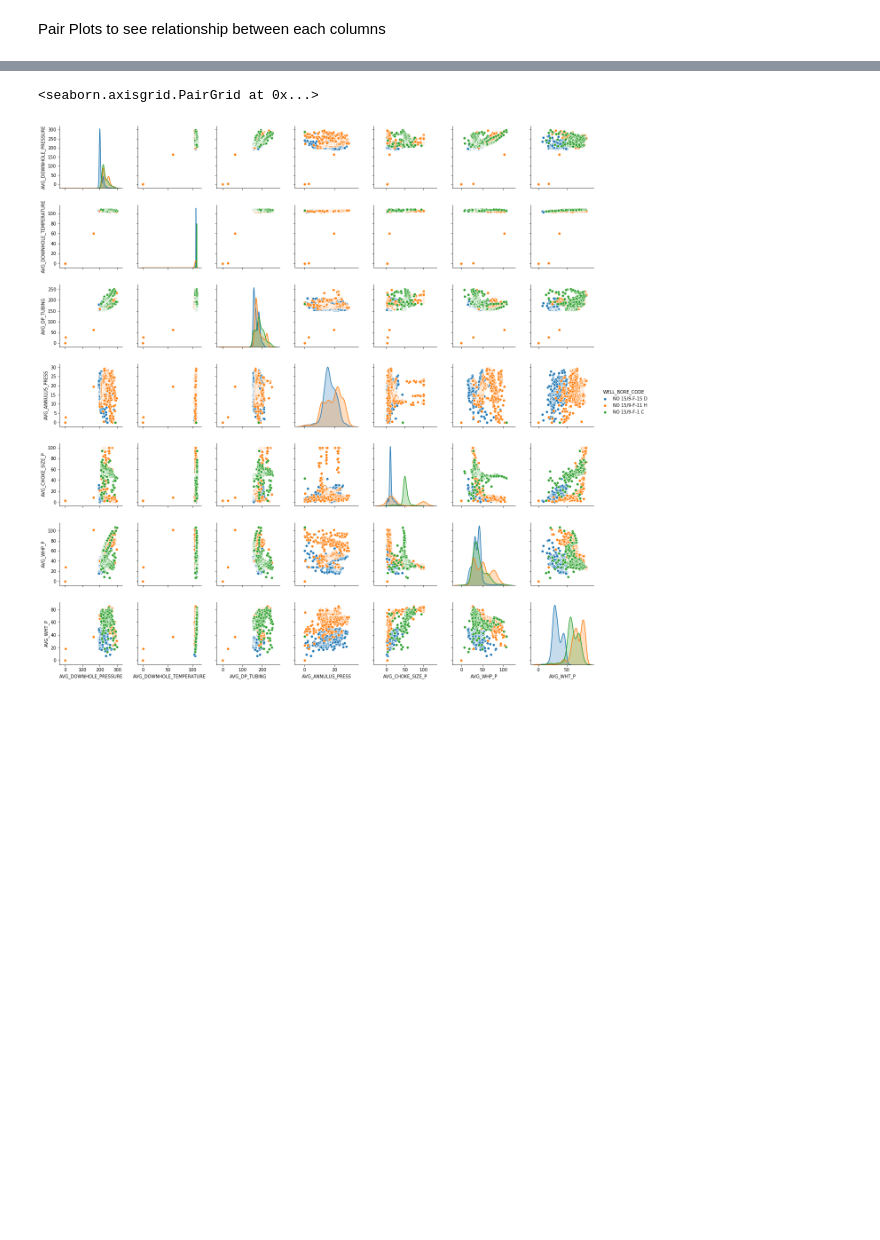
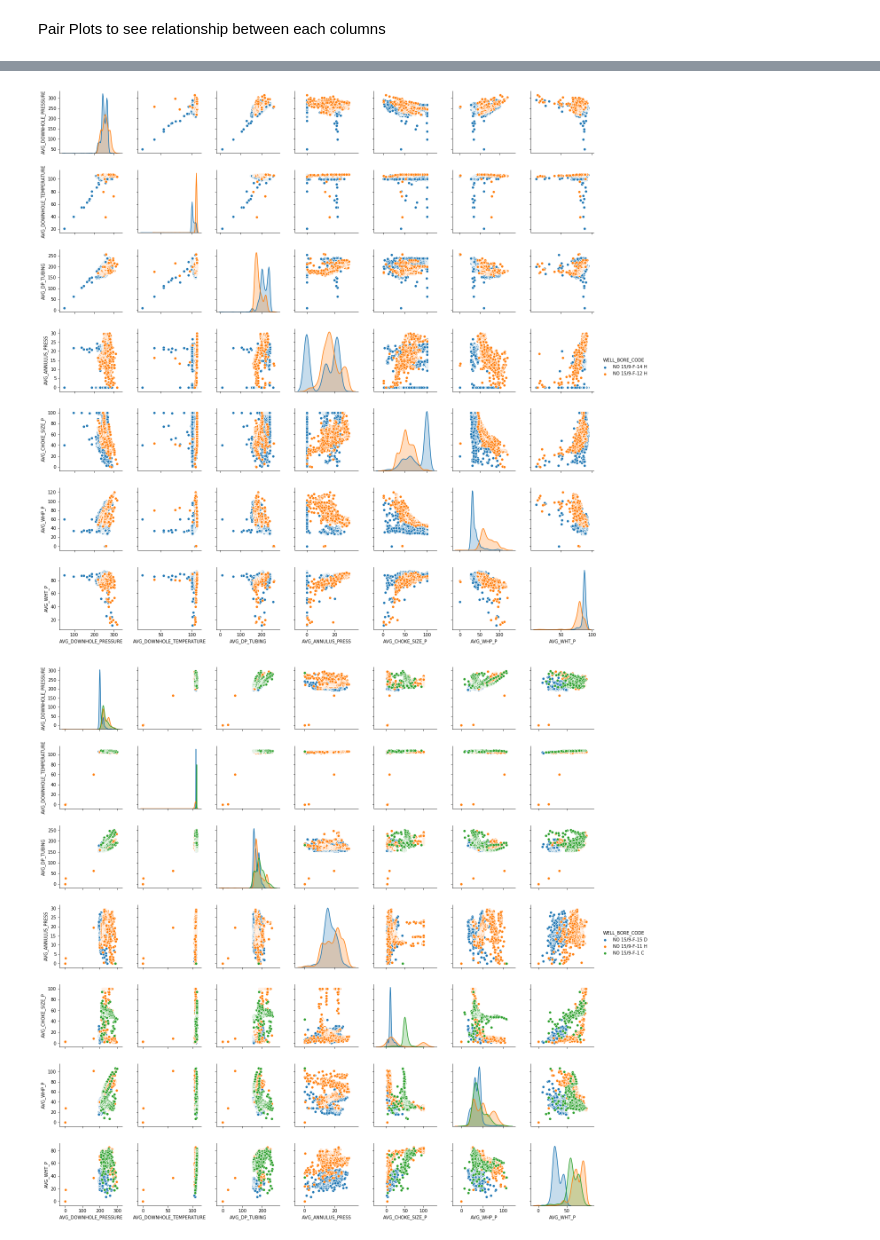
Before and after one commit to sgk2004/Volve-Dataset, a Jupyter notebook: Production/data_etl.ipynb, the cells around one changed output, grey strips where cells are left out. Cells and saved outputs as stored; diff of their text form; code cells hidden in the pictures; blank space fills up the shorter version.

```diff
--- a/Production/data_etl.ipynb
+++ b/Production/data_etl.ipynb
@@ -161,0 +213,2 @@ sns.pairplot(discovery_wells, vars = ["AVG_DOWNHOLE_PRESSURE", "AVG_DOWNHOLE_TEM
+# %%
+discovery_wells_drop_zero =discovery_wells[discovery_wells['AVG_DOWNHOLE_PRESSURE'] !=0]
@@ -161,0 +253,7 @@ sns.pairplot(discovery_wells, vars = ["AVG_DOWNHOLE_PRESSURE", "AVG_DOWNHOLE_TEM
+# %%
+
+#Crest Wells drop_zero
+sns_plot2a=sns.pairplot(discovery_wells_drop_zero, vars = ["AVG_DOWNHOLE_PRESSURE", "AVG_DOWNHOLE_TEMPERATURE", "AVG_DP_TUBING", "AVG_ANNULUS_PRESS",
+                                 "AVG_CHOKE_SIZE_P","AVG_WHP_P","AVG_WHT_P"], hue="WELL_BORE_CODE")
+# %% [output]
+[figure, added]
@@ -162,7 +262,6 @@ sns.pairplot(discovery_wells, vars = ["AVG_DOWNHOLE_PRESSURE", "AVG_DOWNHOLE_TEM
 # %%
 #Flank Wells
-sns.pairplot(appraisal_wells, vars = ["AVG_DOWNHOLE_PRESSURE", "AVG_DOWNHOLE_TEMPERATURE", "AVG_DP_TUBING", "AVG_ANNULUS_PRESS",
+sns_plot3=sns.pairplot(appraisal_wells, vars = ["AVG_DOWNHOLE_PRESSURE", "AVG_DOWNHOLE_TEMPERATURE", "AVG_DP_TUBING", "AVG_ANNULUS_PRESS",
                                  "AVG_CHOKE_SIZE_P","AVG_WHP_P","AVG_WHT_P"], hue="WELL_BORE_CODE")
 # %% [output]
-<seaborn.axisgrid.PairGrid at 0x...>
 [figure]
```
Also changed, not shown: parts of 17 cells of this notebook.
